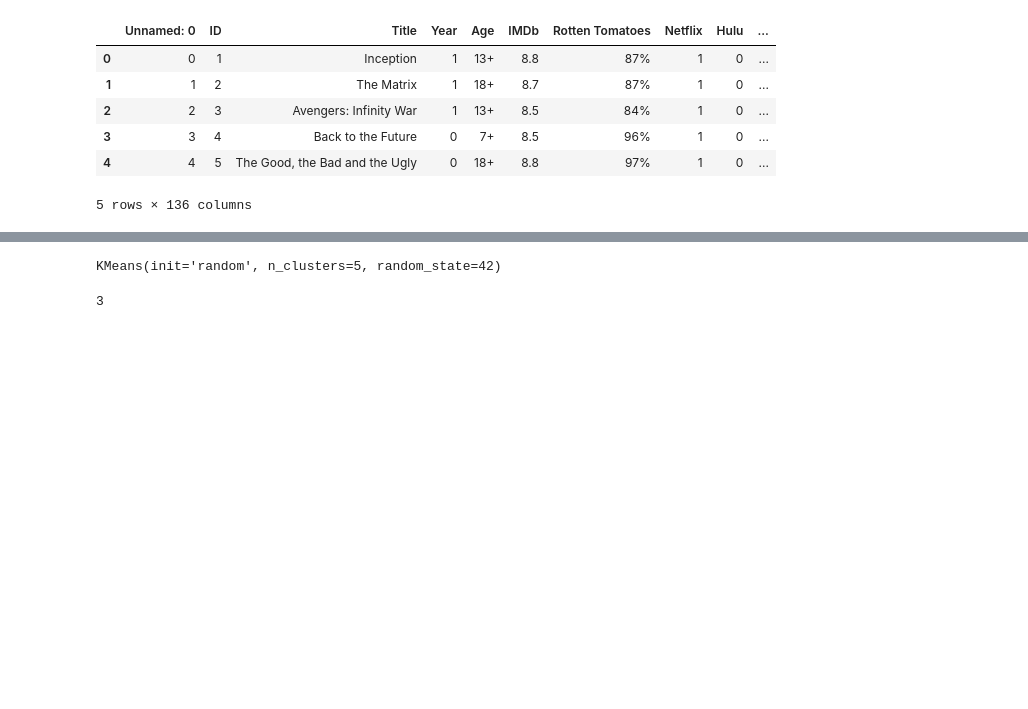
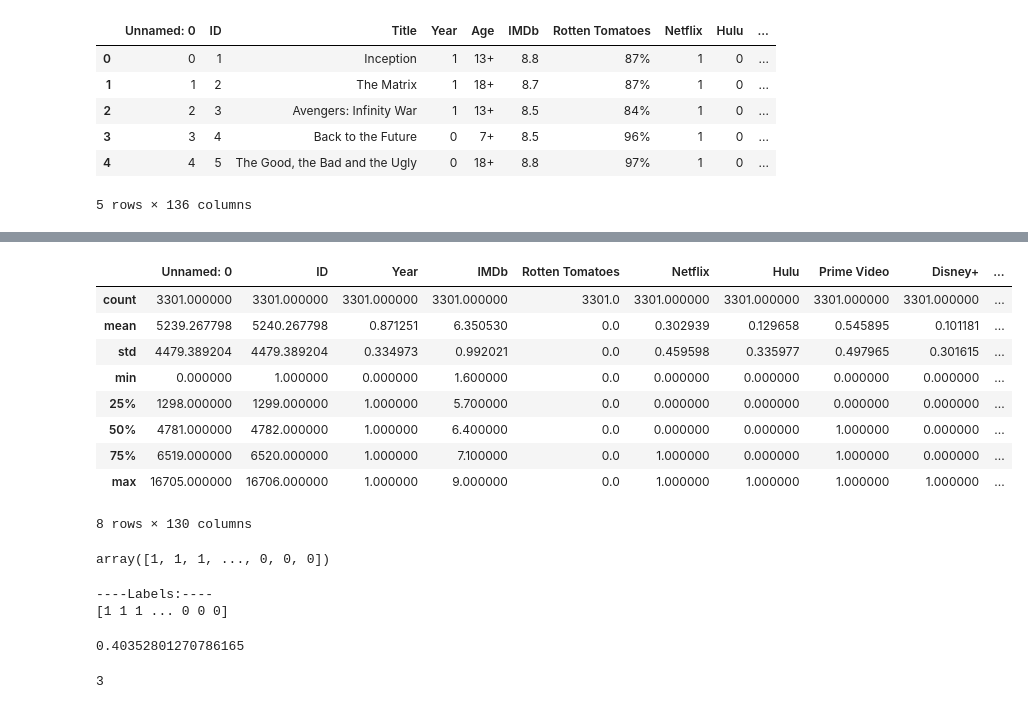
Before and after one commit to DraganaStojnev/ML2_Clusterization, a Jupyter notebook: Klasterizacija.ipynb, the cells around one changed output, grey strips where cells are left out. Drawn from its saved outputs; the diff is of its cells as text; code cells hidden in the pictures; blank space fills up the shorter version.

```diff
--- a/Klasterizacija.ipynb
+++ b/Klasterizacija.ipynb
@@ -317,3 +359,16 @@ dataset.to_csv('modified_dataset1.csv')
+# %%
+dataset.describe()
+# %% [output]
+|  | Unnamed: 0 | ID | Year | IMDb | Rotten Tomatoes | Netflix | Hulu | Prime Video | Disney+ | ... |
+| count | 3301.000000 | 3301.000000 | 3301.000000 | 3301.000000 | 3301.0 | 3301.000000 | 3301.000000 | 3301.000000 | 3301.000000 | ... |
+| mean | 5239.267798 | 5240.267798 | 0.871251 | 6.350530 | 0.0 | 0.302939 | 0.129658 | 0.545895 | 0.101181 | ... |
+| std | 4479.389204 | 4479.389204 | 0.334973 | 0.992021 | 0.0 | 0.459598 | 0.335977 | 0.497965 | 0.301615 | ... |
+| min | 0.000000 | 1.000000 | 0.000000 | 1.600000 | 0.0 | 0.000000 | 0.000000 | 0.000000 | 0.000000 | ... |
+| 25% | 1298.000000 | 1299.000000 | 1.000000 | 5.700000 | 0.0 | 0.000000 | 0.000000 | 0.000000 | 0.000000 | ... |
+| 50% | 4781.000000 | 4782.000000 | 1.000000 | 6.400000 | 0.0 | 0.000000 | 0.000000 | 1.000000 | 0.000000 | ... |
+| 75% | 6519.000000 | 6520.000000 | 1.000000 | 7.100000 | 0.0 | 1.000000 | 0.000000 | 1.000000 | 0.000000 | ... |
+| max | 16705.000000 | 16706.000000 | 1.000000 | 9.000000 | 0.0 | 1.000000 | 1.000000 | 1.000000 | 1.000000 | ... |
+8 rows × 130 columns
 # %%
 kmeans = KMeans(
     init="random",
@@ -323,15 +378,24 @@ kmeans = KMeans(
     random_state=42
 )
 kmeans.fit(dataset)
+kmeans.predict(dataset)
 # %% [output]
-KMeans(init='random', n_clusters=5, random_state=42)
+array([1, 1, 1, ..., 0, 0, 0])
 # %%
 labels = kmeans.labels_
 clusters = kmeans.cluster_centers_
-# print("----Labels:----")
-# print(labels)
+print("----Labels:----")
+print(labels)
 # print("----Cluters:----")
 # print(clusters)
+# %% [output]
+----Labels:----
+[1 1 1 ... 0 0 0]
+# %%
+davies_bouldin_score = davies_bouldin_score(dataset, labels)
+print(davies_bouldin_score)
+# %% [output]
+0.40352801270786165
 # %%
 #elbow algorithm
 distortions = []
```
Also changed, not shown: parts of 7 cells of this notebook.
